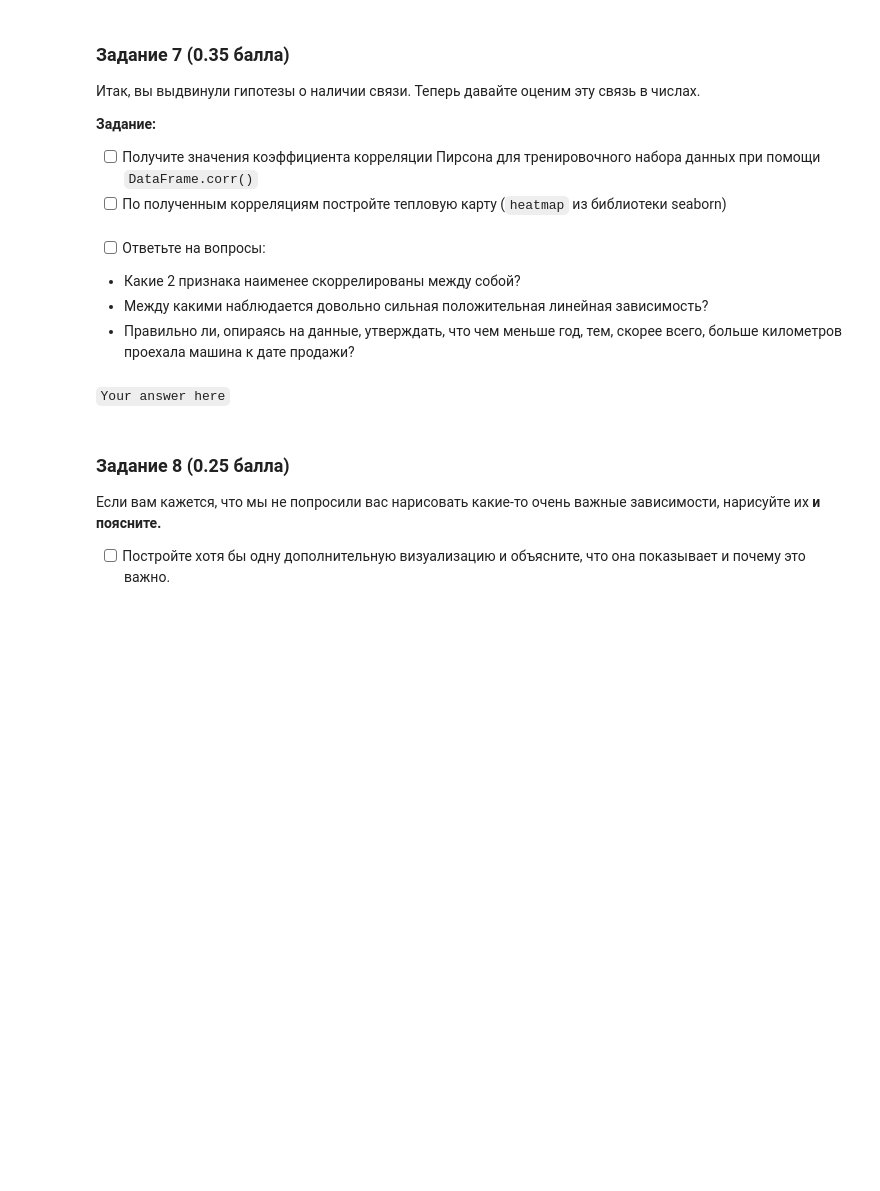
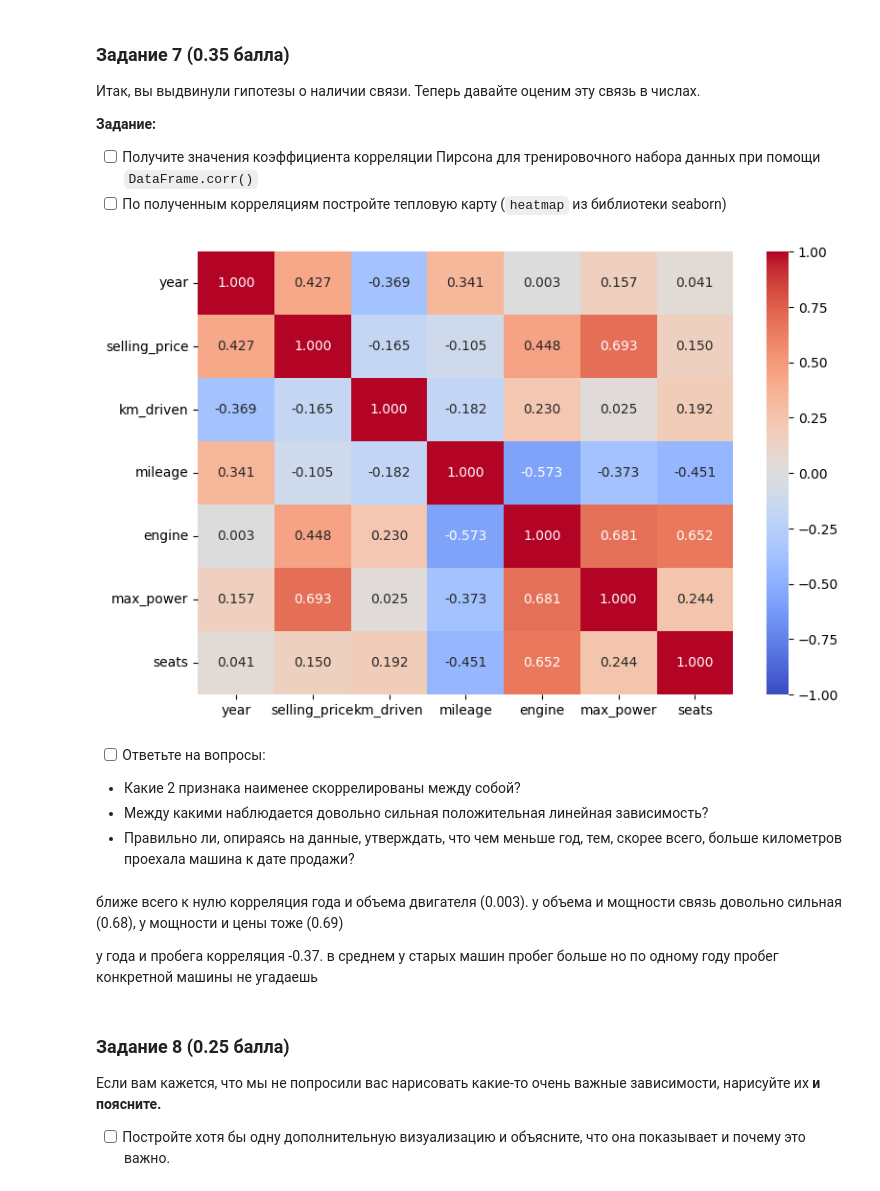
Before and after one commit to perfectteatimer/ml_again, a Jupyter notebook: bokhyan_hw1_bokhyan.ipynb, the cells around one changed output. Drawn from its saved outputs; the diff is of its cells as text; code cells hidden in the pictures; blank space fills up the shorter version.

```diff
--- a/bokhyan_hw1_bokhyan.ipynb
+++ b/bokhyan_hw1_bokhyan.ipynb
@@ -211,10 +375,19 @@ assert df_train.shape == (5840, 12)
+# %%
+correlations = df_train.select_dtypes(include="number").corr(method="pearson")
+plt.figure(figsize=(9, 6))
+sns.heatmap(correlations, annot=True, fmt=".3f", cmap="coolwarm", center=0, vmin=-1, vmax=1)
+plt.show()
+# %% [output]
+[figure, added]
 # %% [markdown]
 - [ ] Ответьте на вопросы:
  - Какие 2 признака наименее скоррелированы между собой?
  - Между какими наблюдается довольно сильная положительная линейная зависимость?
  - Правильно ли, опираясь на данные, утверждать, что чем меньше год, тем, скорее всего, больше километров проехала машина к дате продажи?
-# %% [markdown]
-`Your answer here`
+# %% [markdown]
+ближе всего к нулю корреляция года и объема двигателя (0.003). у объема и мощности связь довольно сильная (0.68), у мощности и цены тоже (0.69)
+
+у года и пробега корреляция -0.37. в среднем у старых машин пробег больше но по одному году пробег конкретной машины не угадаешь
 # %% [markdown]
 ### **Задание 8 (0.25 балла)**
 
```
Also changed, not shown: parts of 72 cells of this notebook, 1 other file.
